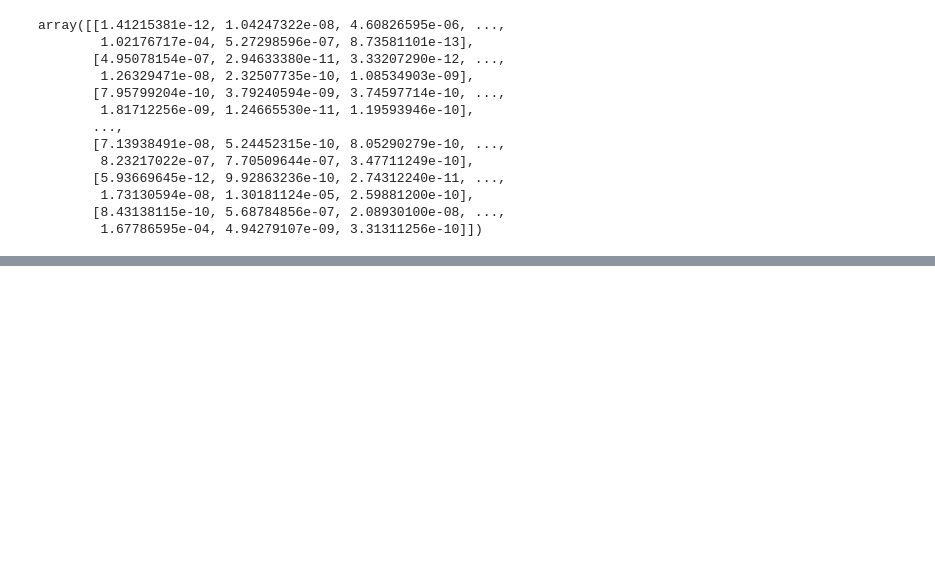
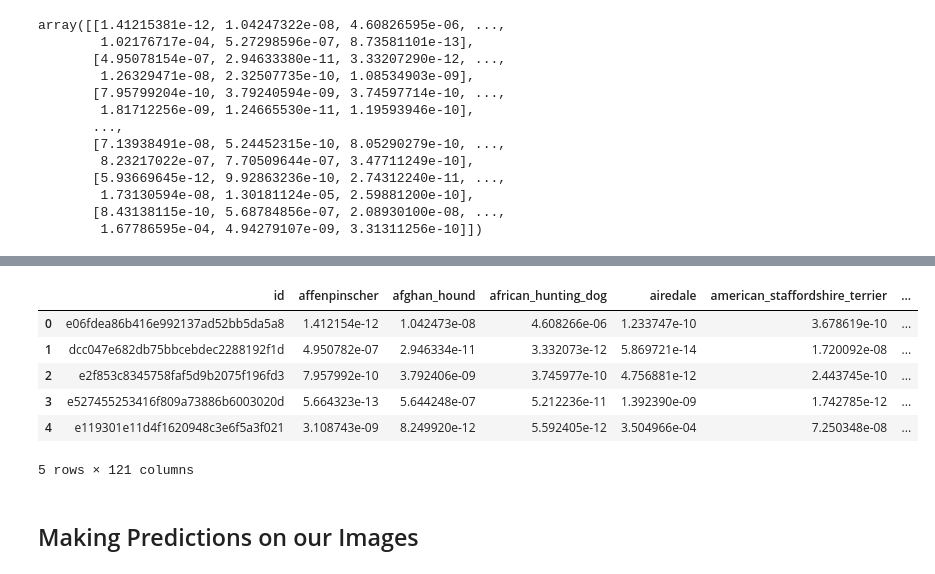
Before and after one commit to SaketMunda/dog-breed-prediction, a Jupyter notebook: dog_vision.ipynb, the cells around one changed output, grey strips where cells are left out. Drawn from its saved outputs; the diff is of its cells as text; code cells hidden in the pictures; blank space fills up the shorter version.

```diff
--- a/dog_vision.ipynb
+++ b/dog_vision.ipynb
@@ -1196,0 +1205,13 @@ Index: []
+# %%
+# Add the prediction probabilities to each dog breed column
+pred_df[list(unique_breeds)] = test_prediction_array
+# %%
+pred_df.head()
+# %% [output]
+|  | id | affenpinscher | afghan_hound | african_hunting_dog | airedale | american_staffordshire_terrier | ... |
+| 0 | e06fdea86b416e992137ad52bb5da5a8 | 1.412154e-12 | 1.042473e-08 | 4.608266e-06 | 1.233747e-10 | 3.678619e-10 | ... |
+| 1 | dcc047e682db75bbcebdec2288192f1d | 4.950782e-07 | 2.946334e-11 | 3.332073e-12 | 5.869721e-14 | 1.720092e-08 | ... |
+| 2 | e2f853c8345758faf5d9b2075f196fd3 | 7.957992e-10 | 3.792406e-09 | 3.745977e-10 | 4.756881e-12 | 2.443745e-10 | ... |
+| 3 | e527455253416f809a73886b6003020d | 5.664323e-13 | 5.644248e-07 | 5.212236e-11 | 1.392390e-09 | 1.742785e-12 | ... |
+| 4 | e119301e11d4f1620948c3e6f5a3f021 | 3.108743e-09 | 8.249920e-12 | 5.592405e-12 | 3.504966e-04 | 7.250348e-08 | ... |
+5 rows × 121 columns
@@ -1196,0 +1221,2 @@ Index: []
+# %% [markdown]
+## Making Predictions on our Images
```
Also changed, not shown: parts of 9 cells of this notebook.
